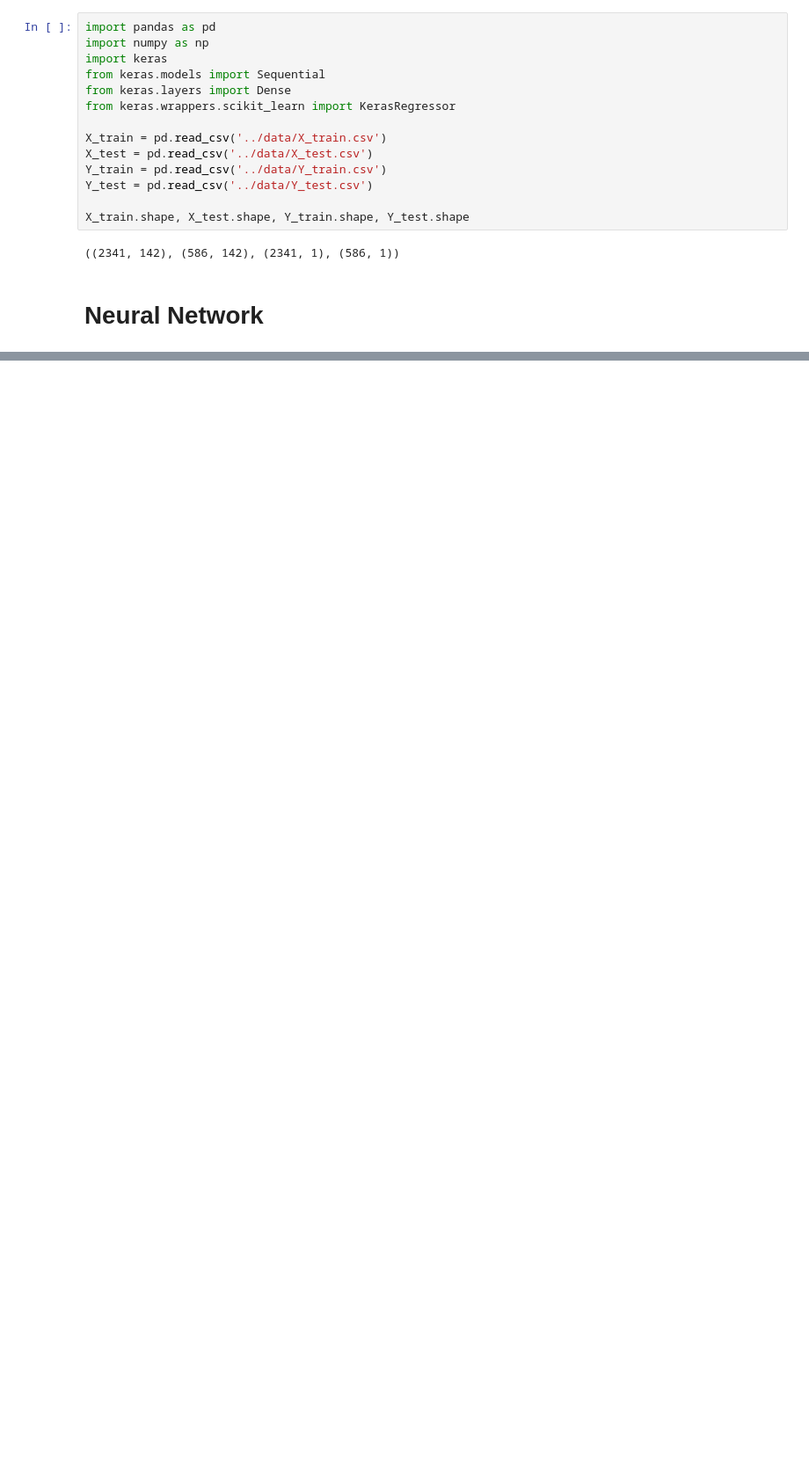
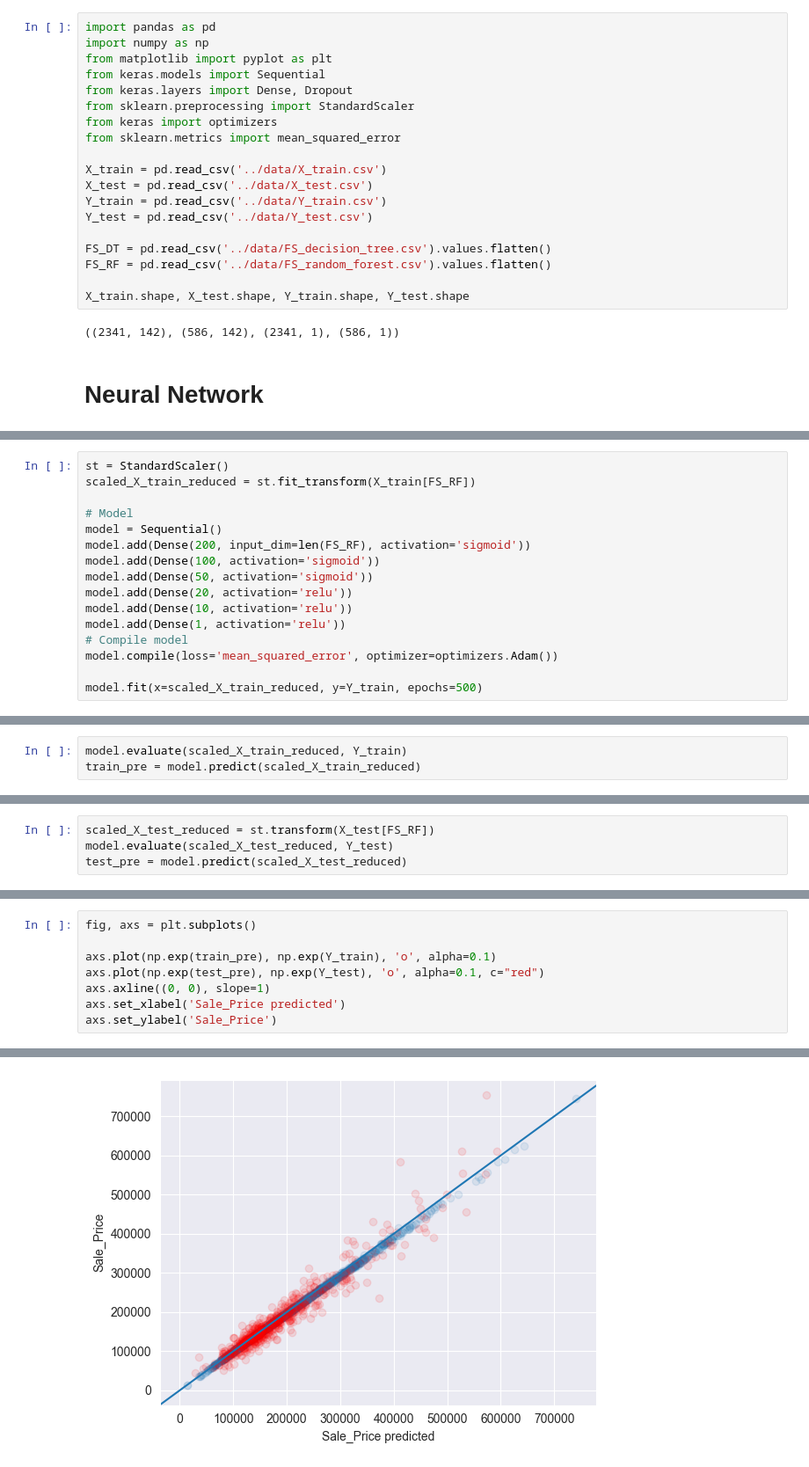
Before and after one commit to davide-tonetto-884585/House-Sale-Price-Prediction, a Jupyter notebook: RegressionModels/NeuralNetwork.ipynb, the cells around one changed output, grey strips where cells are left out. Shown at 88% size. Saved outputs shown, nothing was run; the diff lists cells and outputs as text; blank space fills up the shorter version.

```diff
--- a/RegressionModels/NeuralNetwork.ipynb
+++ b/RegressionModels/NeuralNetwork.ipynb
@@ -1,16 +1,21 @@
 # %%
 import pandas as pd
 import numpy as np
-import keras
+from matplotlib import pyplot as plt
 from keras.models import Sequential
-from keras.layers import Dense
-from keras.wrappers.scikit_learn import KerasRegressor
+from keras.layers import Dense, Dropout
+from sklearn.preprocessing import StandardScaler
+from keras import optimizers
+from sklearn.metrics import mean_squared_error
 
 X_train = pd.read_csv('../data/X_train.csv')
 X_test = pd.read_csv('../data/X_test.csv')
 Y_train = pd.read_csv('../data/Y_train.csv')
 Y_test = pd.read_csv('../data/Y_test.csv')
 
+FS_DT = pd.read_csv('../data/FS_decision_tree.csv').values.flatten()
+FS_RF = pd.read_csv('../data/FS_random_forest.csv').values.flatten()
+
 X_train.shape, X_test.shape, Y_train.shape, Y_test.shape
 # %% [output]
 ((2341, 142), (586, 142), (2341, 1), (586, 1))
@@ -81,0 +186,16 @@ Text(0, 0.5, 'Sale_Price')
+# %%
+st = StandardScaler()
+scaled_X_train_reduced = st.fit_transform(X_train[FS_RF])
+
+# Model
+model = Sequential()
+model.add(Dense(200, input_dim=len(FS_RF), activation='sigmoid'))
+model.add(Dense(100, activation='sigmoid'))
+model.add(Dense(50, activation='sigmoid'))
+model.add(Dense(20, activation='relu'))
+model.add(Dense(10, activation='relu'))
+model.add(Dense(1, activation='relu'))
+# Compile model
+model.compile(loss='mean_squared_error', optimizer=optimizers.Adam())
+
+model.fit(x=scaled_X_train_reduced, y=Y_train, epochs=500)
@@ -81,0 +221,3 @@ Text(0, 0.5, 'Sale_Price')
+# %%
+model.evaluate(scaled_X_train_reduced, Y_train)
+train_pre = model.predict(scaled_X_train_reduced)
@@ -81,0 +227,4 @@ Text(0, 0.5, 'Sale_Price')
+# %%
+scaled_X_test_reduced = st.transform(X_test[FS_RF])
+model.evaluate(scaled_X_test_reduced, Y_test)
+test_pre = model.predict(scaled_X_test_reduced)
@@ -81,0 +243,9 @@ Text(0, 0.5, 'Sale_Price')
+# %%
+fig, axs = plt.subplots()
+
+axs.plot(np.exp(train_pre), np.exp(Y_train), 'o', alpha=0.1)
+axs.plot(np.exp(test_pre), np.exp(Y_test), 'o', alpha=0.1, c="red")
+axs.axline((0, 0), slope=1)
+axs.set_xlabel('Sale_Price predicted')
+axs.set_ylabel('Sale_Price')
+# %% [output]
@@ -81,0 +253 @@ Text(0, 0.5, 'Sale_Price')
+[figure, added]
```
Also changed, not shown: parts of 18 cells of this notebook.
